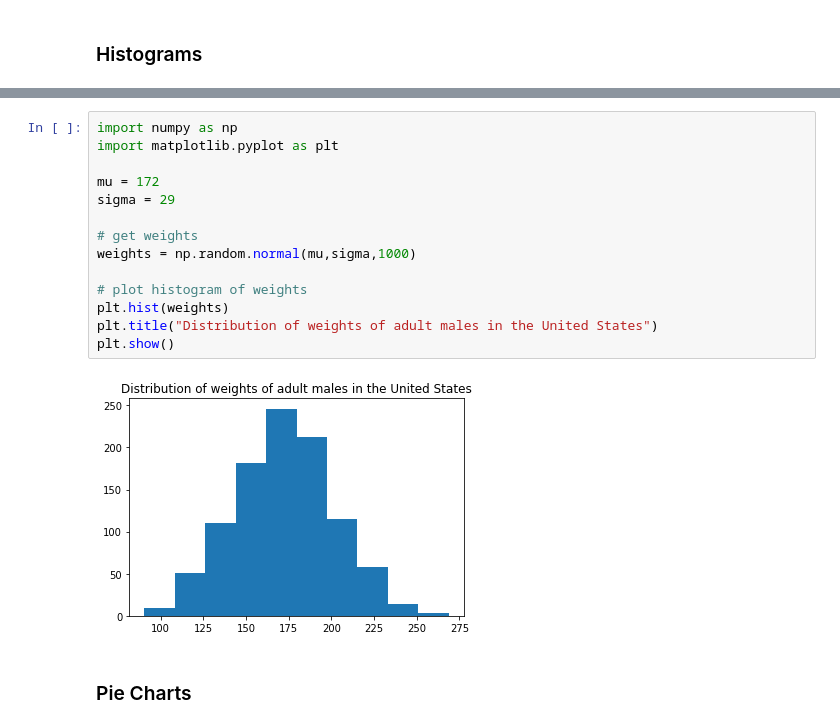
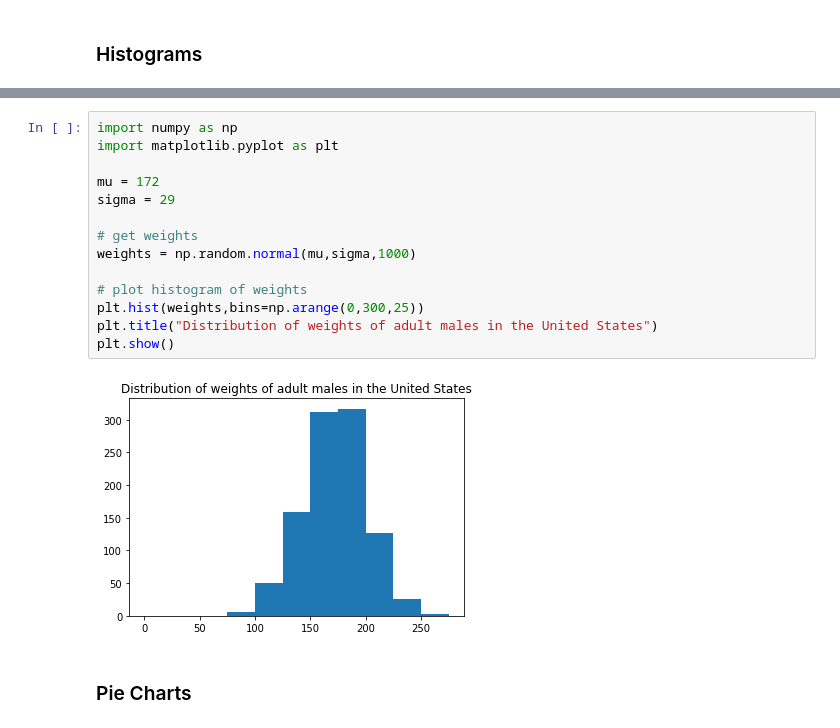
Before and after one commit to tinatrinh811/cis024c_fall2020, a Jupyter notebook: classwork/cis024c_classwork_week11.ipynb, the cells around one changed output, grey strips where cells are left out. Drawn from its saved outputs; the diff is of its cells as text.

```diff
--- a/classwork/cis024c_classwork_week11.ipynb
+++ b/classwork/cis024c_classwork_week11.ipynb
@@ -75,19 +81,19 @@ plt.show()
 # %%
 import numpy as np
 import matplotlib.pyplot as plt
 
 mu = 172
 sigma = 29
 
 # get weights
 weights = np.random.normal(mu,sigma,1000)
 
 # plot histogram of weights
-plt.hist(weights)
+plt.hist(weights,bins=np.arange(0,300,25))
 plt.title("Distribution of weights of adult males in the United States")
 plt.show()
 # %% [output]
-[figure, old version]
+[figure, new version]
 # %% [markdown]
 ### Pie Charts
 # %%
```
Also changed, not shown: parts of 11 cells of this notebook, 2 other files.
